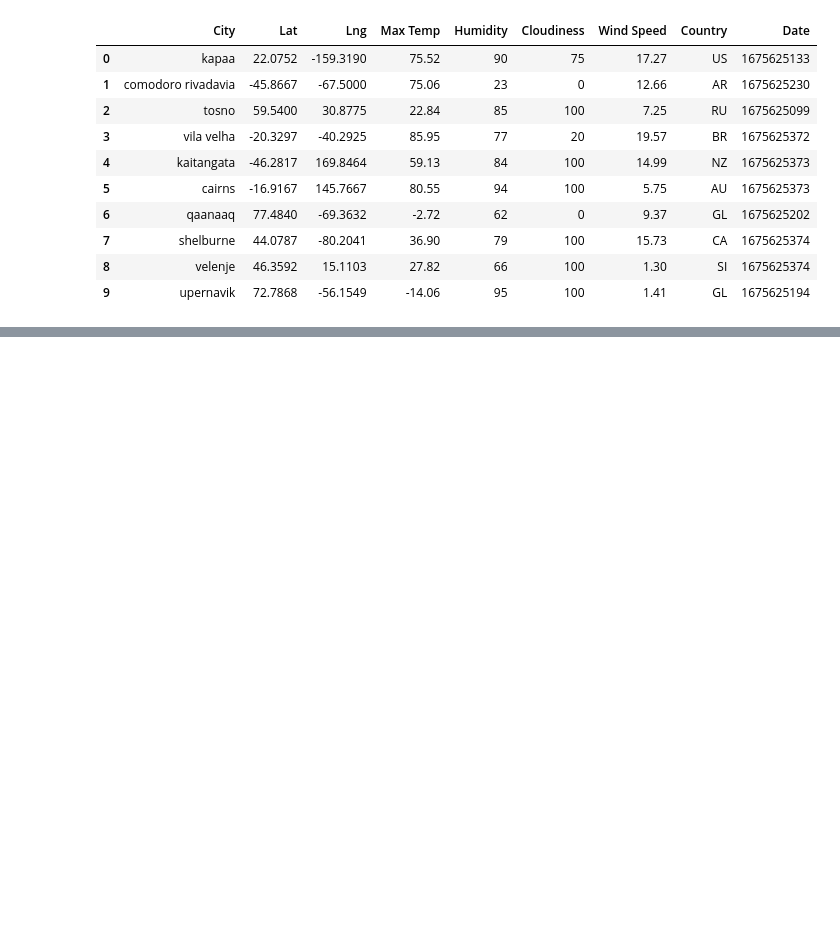
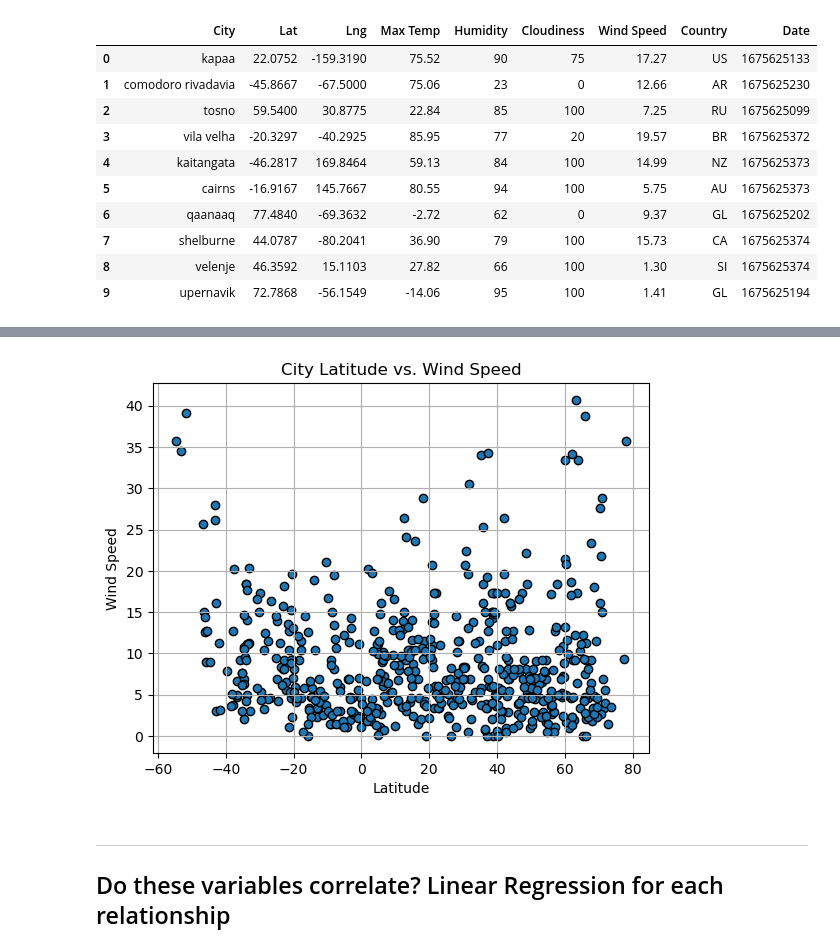
Before and after one commit to emilyneaville/python-api-challenge, a Jupyter notebook: WeatherPy/WeatherPy.ipynb, the cells around one changed output, grey strips where cells are left out. Cells and saved outputs as stored; diff of their text form; code cells hidden in the pictures; blank space fills up the shorter version.

```diff
--- a/WeatherPy/WeatherPy.ipynb
+++ b/WeatherPy/WeatherPy.ipynb
@@ -183,0 +239,21 @@ city_data_df.head()
+# %%
+# Scatter plot for latitude vs. wind speed
+plt.scatter(city_data_df['Lat'],city_data_df['Wind Speed'], marker='o', edgecolors='black')
+
+# Other graph properties
+plt.title('City Latitude vs. Wind Speed')
+plt.xlabel('Latitude')
+plt.ylabel('Wind Speed')
+plt.grid()
+
+# Save the figure
+plt.savefig("output_data/WindSpeed_Scatter.png")
+
+# Show plot
+plt.show()
+# %% [output]
+[figure, added]
+# %% [markdown]
+---
+
+## Do these variables correlate? Linear Regression for each relationship
```
Also changed, not shown: parts of 18 cells of this notebook.
